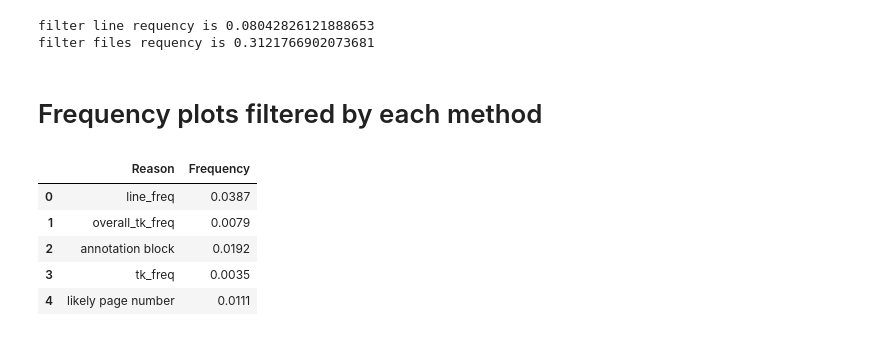
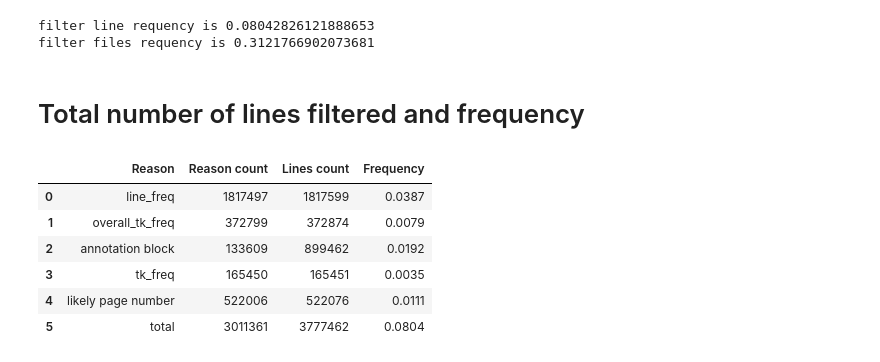
Before and after one commit to liyongsea/parallel_corpus_mnbvc, a Jupyter notebook: alignment/notebooks/view_filter_data_total.ipynb, the cells around one changed output. Cells and saved outputs as stored; diff of their text form; code cells hidden in the pictures.

```diff
--- a/alignment/notebooks/view_filter_data_total.ipynb
+++ b/alignment/notebooks/view_filter_data_total.ipynb
@@ -228,25 +206,36 @@ print(f"filter files requency is {deleted_file_total / len(dataset)}")
 Found cached dataset parquet (/home/ran/.cache/huggingface/datasets/ranWang___parquet/ranWang--un_pdf_text_data_test-2dae54fa16cc1546/0.0.0/2a3b91fbd88a2c90d1dbbb32b460cf621d31bd5b05b934492fdef7d8d6f2 ...
 filter line requency is 0.08042826121888653
 filter files requency is 0.3121766902073681
-# %% [markdown]
-# Frequency plots filtered by each method
-# %%
-import matplotlib.pyplot as plt
-import datasets
-from tqdm import tqdm
-
-
-filted_record_reason_line_total = count_record_filters_line_total(log_data)
-
-values = [round(value / full_file_total_line, 4) for value in filted_record_reason_line_total.values()]
-
-df = pd.DataFrame({'Reason': filted_record_reason_line_total.keys(), 'Frequency': values})
-
-df
-# %% [output]
-|  | Reason | Frequency |
-| 0 | line_freq | 0.0387 |
-| 1 | overall_tk_freq | 0.0079 |
-| 2 | annotation block | 0.0192 |
-| 3 | tk_freq | 0.0035 |
-| 4 | likely page number | 0.0111 |
+# %% [markdown]
+# Total number of lines filtered and frequency
+# %%
+import pandas as pd
+
+filted_record_reason_line_total = count_record_filters_line_total(log_data)
+filted_record_reason_line_total["total"] = sum(filted_record_reason_line_total.values())
+df1 = pd.DataFrame({'Reason': filted_record_reason_line_total.keys(), 'Lines count': filted_record_reason_line_total.values()})
+
+values = [round(value / full_file_total_line, 4) for value in filted_record_reason_line_total.values()]
+df2 = pd.DataFrame({'Reason': filted_record_reason_line_total.keys(), 'Frequency': values})
+
+df = pd.merge(df1, df2, on='Reason')
+
+
+reason_total["total"] = sum(reason_total.values())
+df3 = pd.DataFrame({'Reason': reason_total.keys(), 'Reason count': reason_total.values()})
+
+df = pd.merge(df, df3, on='Reason')
+
+filted_record_reason_line_total.pop("total", None)
+reason_total.pop("total", None)
+
+df = df[['Reason', 'Reason count', 'Lines count', 'Frequency']]
+df
+# %% [output]
+|  | Reason | Reason count | Lines count | Frequency |
+| 0 | line_freq | 1817497 | 1817599 | 0.0387 |
+| 1 | overall_tk_freq | 372799 | 372874 | 0.0079 |
+| 2 | annotation block | 133609 | 899462 | 0.0192 |
+| 3 | tk_freq | 165450 | 165451 | 0.0035 |
+| 4 | likely page number | 522006 | 522076 | 0.0111 |
+| 5 | total | 3011361 | 3777462 | 0.0804 |
```
Also changed, not shown: parts of 7 cells of this notebook.
